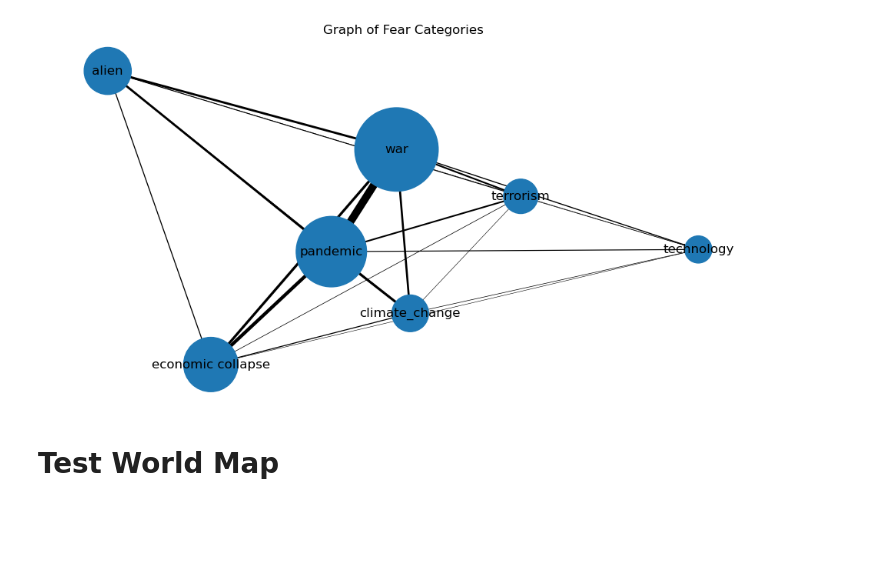
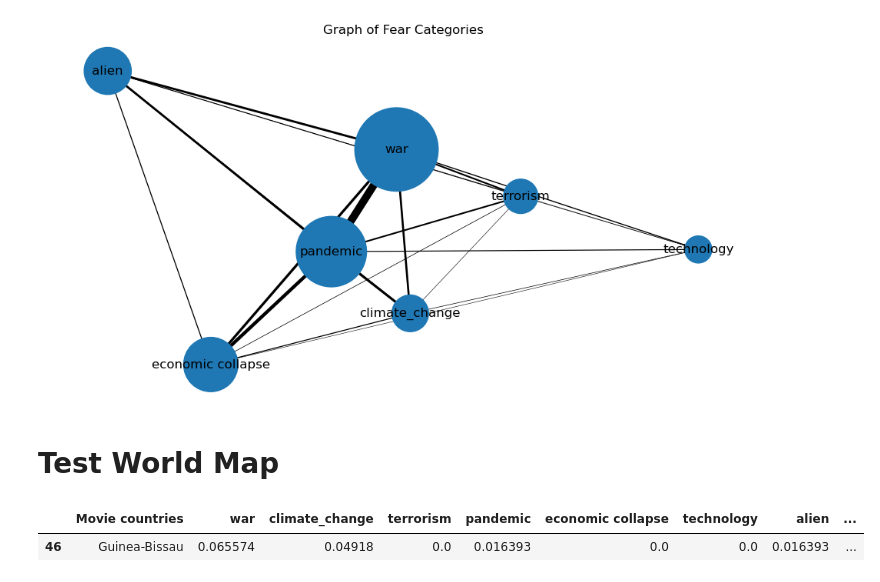
Before and after one commit to epfl-ada/ada-2023-project-workingteam2023, a Jupyter notebook: exploration/main.ipynb, the cells around one changed output. Drawn from its saved outputs; the diff is of its cells as text; code cells hidden in the pictures; blank space fills up the shorter version.

Commit message:
Test continent

```diff
--- a/exploration/main.ipynb
+++ b/exploration/main.ipynb
@@ -1229,0 +1316,5 @@ fig.show()
+# %%
+category_freq_by_continent[category_freq_by_continent['Movie countries'] == 'Guinea-Bissau']
+# %% [output]
+|  | Movie countries | war | climate_change | terrorism | pandemic | economic collapse | technology | alien | ... |
+| 46 | Guinea-Bissau | 0.065574 | 0.04918 | 0.0 | 0.016393 | 0.0 | 0.0 | 0.016393 | ... |
```
Also changed, not shown: parts of 1 cell of this notebook.
